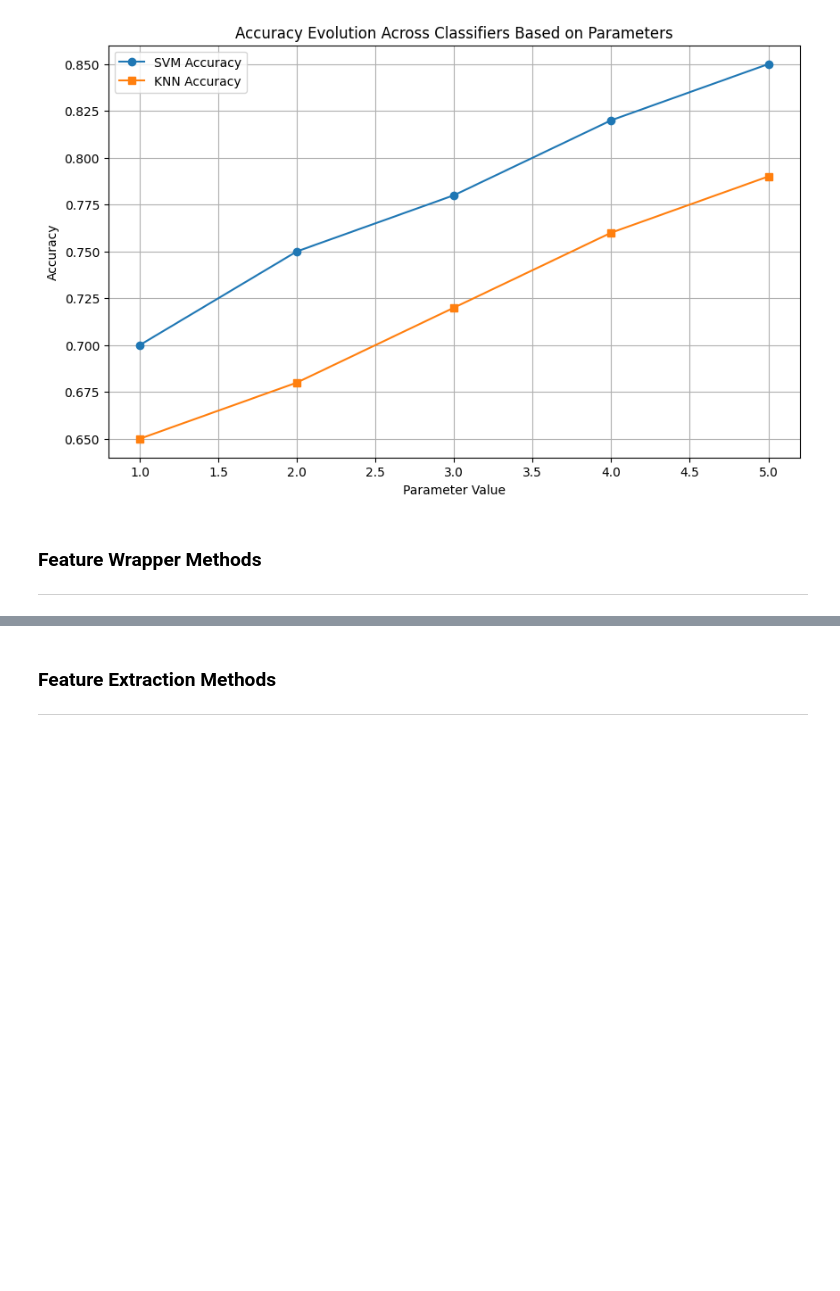
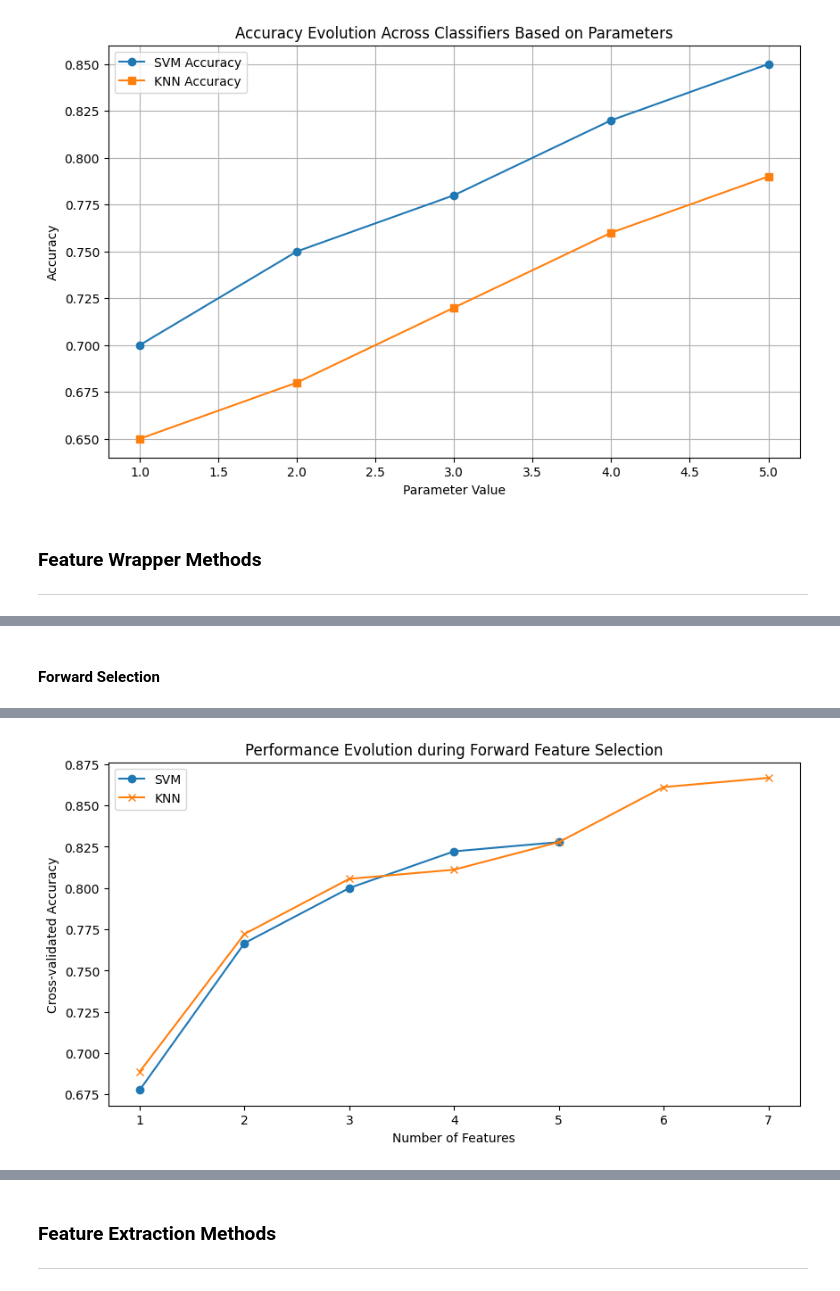
Before and after one commit to AlexandruRO45/ML_DS_Case_Studies, a Jupyter notebook: Feature engineering/Case_Study.ipynb, the cells around one changed output, grey strips where cells are left out. Saved outputs shown, nothing was run; the diff lists cells and outputs as text; code cells hidden in the pictures; blank space fills up the shorter version.

```diff
--- a/Feature engineering/Case_Study.ipynb
+++ b/Feature engineering/Case_Study.ipynb
@@ -524,7 +546,7 @@ for train_index, test_index in logo.split(data, labels, groups):
     svm_accuracies.append(accuracy_score(y_test, svm.predict(X_test)))
 
     # KNN Classifier
-    knn = KNeighborsClassifier(n_neighbors=3, metric='manhattan', weights='distance')
+    knn = KNeighborsClassifier(n_neighbors=3, metric='manhattan', weights='uniform')
     knn.fit(X_train, y_train.values.ravel())
     y_pred_knn = knn.predict(X_test)
     knn_accuracies.append(accuracy_score(y_test, knn.predict(X_test)))
@@ -1078,0 +949,8 @@ plt.show()
+# %%
+# Given parameters for SVM and KNN
+svm_params = {'C': 1, 'gamma': 'scale', 'kernel': 'linear'}
+knn_params = {'metric': 'manhattan', 'n_neighbors': 3, 'p': 1, 'weights': 'uniform'}
+
+# Initializing the classifiers with the given parameters
+svm_classifier = SVC(**svm_params)
+knn_classifier = KNeighborsClassifier(**knn_params)
@@ -1078,0 +1019,59 @@ plt.show()
+# %% [markdown]
+#### Forward Selection
+# %%
+def forward_feature_selection(X, y, classifier, verbose=False):
+    selected_features = []
+    performance_history = []
+    available_features = set(X.columns)
+
+    while available_features:
+        best_score = 0
+        best_feature = None
+
+        for feature in available_features:
+            # Try adding this feature
+            trial_features = selected_features + [feature]
+            trial_X = X[trial_features]
+
+            # Cross-validation
+            scores = cross_val_score(classifier, trial_X, y.values.ravel(), cv=5)
+            score = scores.mean()
+
+            # Track the best score and corresponding feature
+            if score > best_score:
+                best_score = score
+                best_feature = feature
+
+            if verbose:
+                print(f"  - Trying feature '{feature}', score: {score:.4f}")
+
+        # Update the list of selected features if performance improved
+        if best_feature and best_score > (max(performance_history, default=0)):
+            selected_features.append(best_feature)
+            performance_history.append(best_score)
+            available_features.remove(best_feature)
+            if verbose:
+                print(f"Selected feature '{best_feature}' with a score of {best_score:.4f}")
+        else:
+            # No improvement, stop the selection
+            break
+
+    return selected_features, performance_history
+
+# Running forward feature selection for both classifiers
+print("Starting forward feature selection for SVM...")
+svm_features, svm_performance = forward_feature_selection(X, y, svm_classifier)
+
+print("\nStarting forward feature selection for KNN...")
+knn_features, knn_performance = forward_feature_selection(X, y, knn_classifier)
+
+# Plotting the performance evolution
+plt.figure(figsize=(10, 5))
+plt.plot(range(1, len(svm_performance)+1), svm_performance, marker='o', label='SVM')
+plt.plot(range(1, len(knn_performance)+1), knn_performance, marker='x', label='KNN')
+plt.xlabel('Number of Features')
+plt.ylabel('Cross-validated Accuracy')
+plt.title('Performance Evolution during Forward Feature Selection')
+plt.legend()
+plt.show()
+# %% [output]
@@ -1078,0 +1095 @@ plt.show()
+[figure, added]
```
Also changed, not shown: parts of 18 cells of this notebook, 1 other file.
